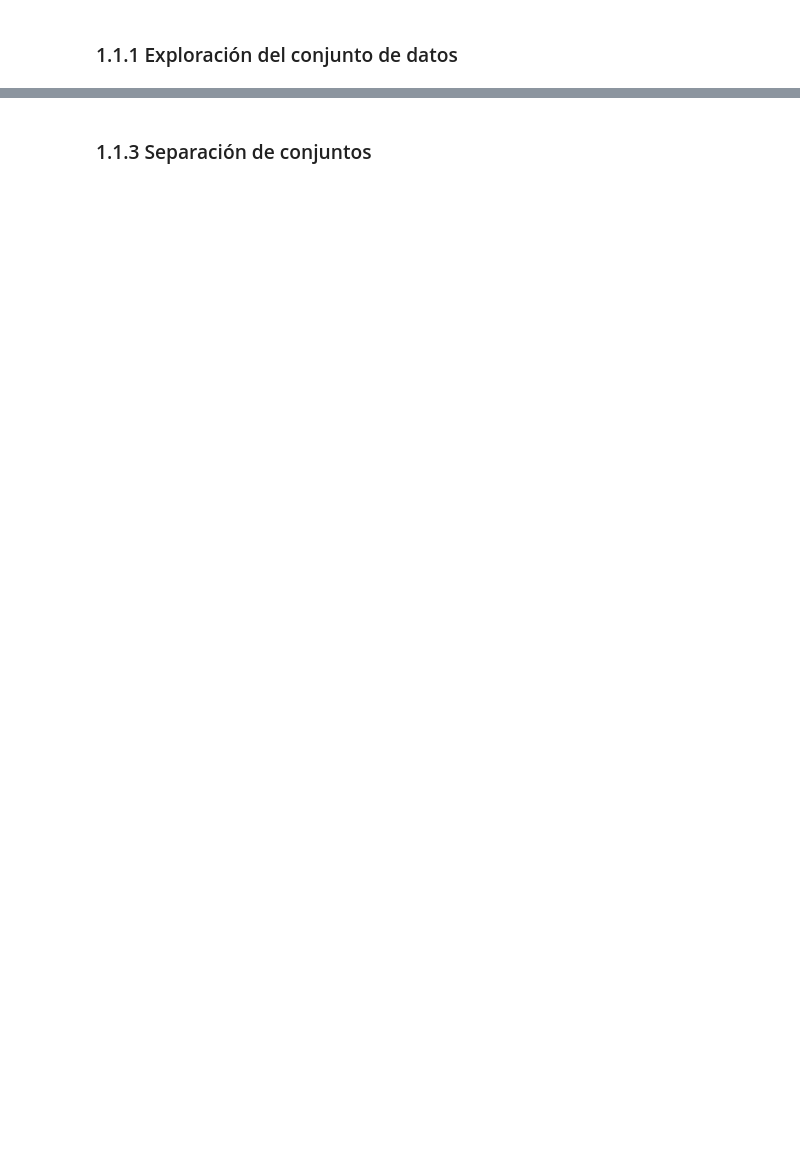
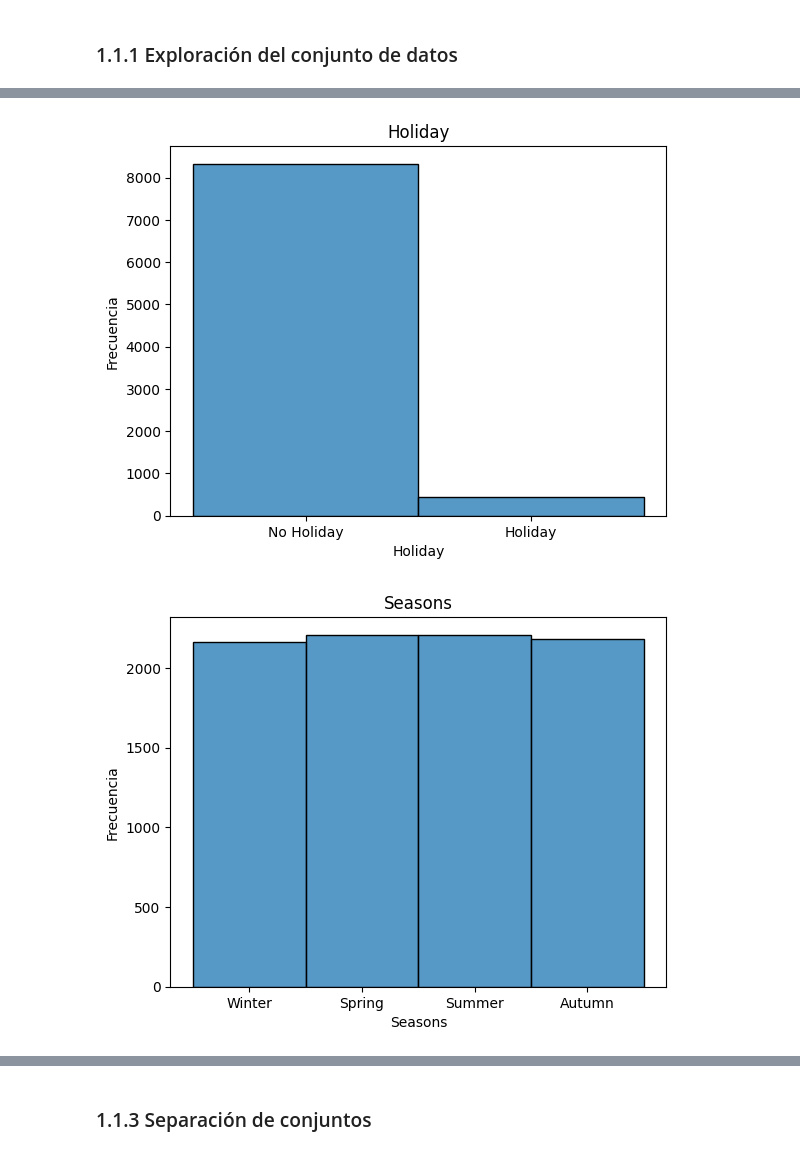
Before and after one commit to Feldoy/siguienteGrupoPorFavor-repo, a Jupyter notebook: Enunciado_tarea_1.ipynb, the cells around one changed output, grey strips where cells are left out. Saved outputs shown, nothing was run; the diff lists cells and outputs as text; code cells hidden in the pictures; blank space fills up the shorter version.

```diff
--- a/Enunciado_tarea_1.ipynb
+++ b/Enunciado_tarea_1.ipynb
@@ -102,6 +78,6 @@ Archive:  seoul-bike-sharing-demand-prediction.zip
 # %% [markdown]
 ### 1.1.1 Exploración del conjunto de datos
 # %%
-data = pd.read_csv('SeoulBikeData.csv',encoding= 'unicode_escape')
+data = pd.read_csv('files/SeoulBikeData.csv',encoding= 'unicode_escape')
 # %%
 data.head()
@@ -135,2 +90,0 @@ barplots('Hour','Rented Bike Count','Functioning Day')
-# %%
-data.drop('Functioning Day', axis=1, inplace=True)
@@ -151,9 +90,0 @@ Para las preguntas b), c) y d) apóyese de los gráficos.
-# %%
-cat_features = data[['Holiday', 'Seasons', 'Rented Bike Count']]
-for i in cat_features:
-    ax = sns.countplot(...
-    plt.title(i)
-    """
-    Su código aquí
-    """
-    plt.show()
@@ -193,0 +152,13 @@ sns.heatmap(data_corr, cmap='coolwarm', linewidths=0.1, annot=True, linecolor='w
+# %%
+# Estos gráficos son para responder la pregunta a)
+cat_features = data[['Holiday', 'Seasons', 'Rented Bike Count', 'Date']]
+for i in cat_features:
+
+    sns.histplot(data=data, x=i)
+    plt.title(i)
+    plt.xlabel(i)
+    plt.ylabel("Frecuencia")
+    plt.show()
+# %% [output]
+[figure, added]
+[figure, added]
```
Also changed, not shown: parts of 246 cells of this notebook.
